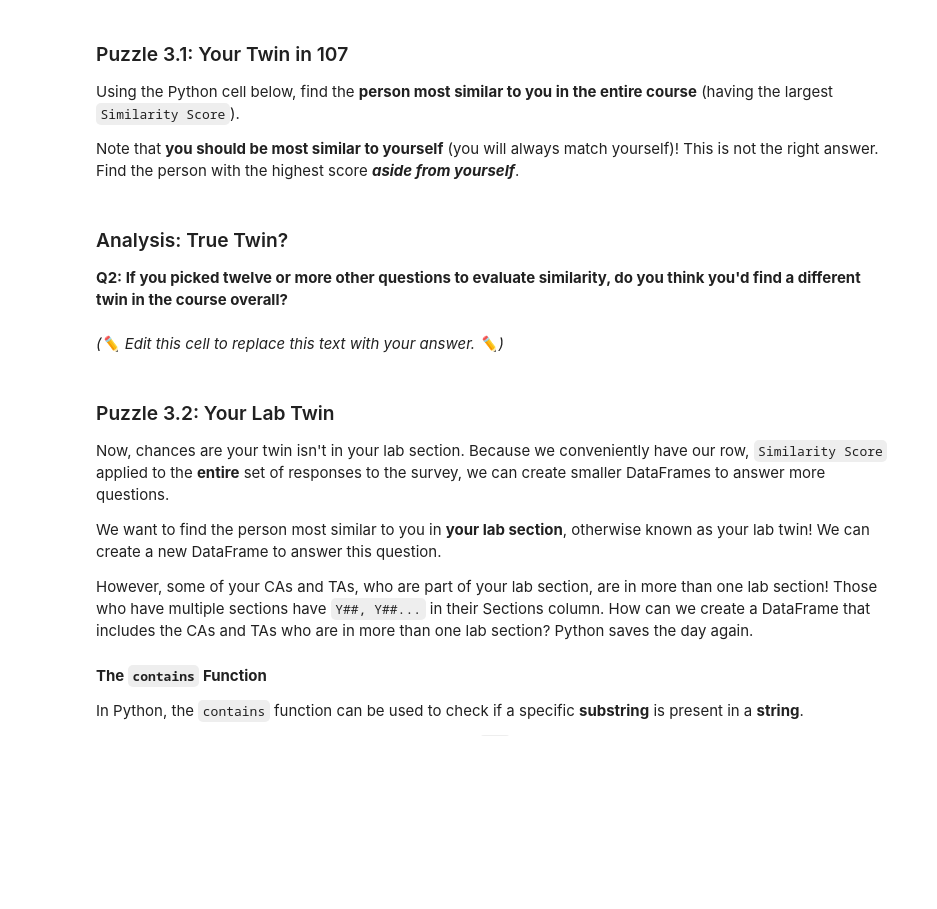
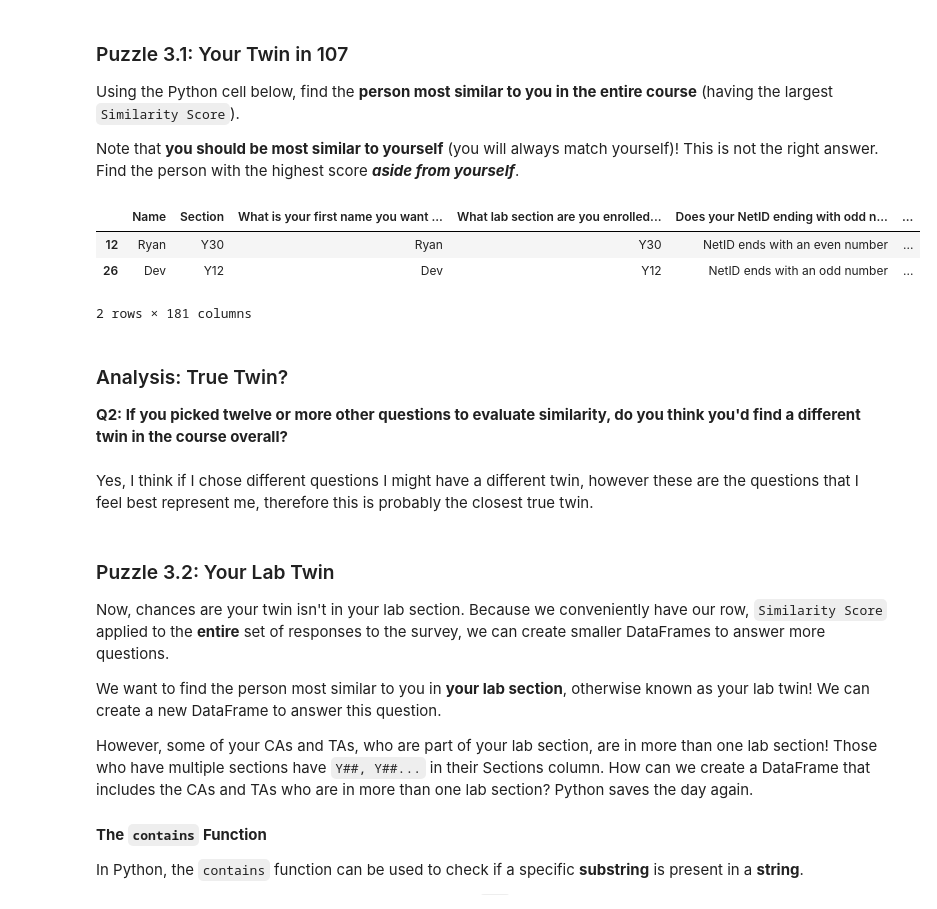
Before and after one commit to ryguy2k4/stat107, a Jupyter notebook: lab_similarity/lab_similarity.ipynb, the cells around one changed output. Drawn from its saved outputs; the diff is of its cells as text; code cells hidden in the pictures; blank space fills up the shorter version.

```diff
--- a/lab_similarity/lab_similarity.ipynb
+++ b/lab_similarity/lab_similarity.ipynb
@@ -297,9 +382,16 @@ Note that **you should be most similar to yourself** (you will always match your
+# %%
+df.nlargest(2, "Similarity Score")
+# %% [output]
+|  | Name | Section | What is your first name you want ... | What lab section are you enrolled... | Does your NetID ending with odd n... | ... |
+| 12 | Ryan | Y30 | Ryan | Y30 | NetID ends with an even number | ... |
+| 26 | Dev | Y12 | Dev | Y12 | NetID ends with an odd number | ... |
+2 rows × 181 columns
 # %% [markdown]
 ### Analysis: True Twin?
 
 **Q2: If you picked twelve or more other questions to evaluate similarity, do you think you'd find a different twin in the course overall?**
-# %% [markdown]
-*(✏️ Edit this cell to replace this text with your answer. ✏️)*
+# %% [markdown]
+Yes, I think if I chose different questions I might have a different twin, however these are the questions that I feel best represent me, therefore this is probably the closest true twin.
 # %% [markdown]
 ### Puzzle 3.2: Your Lab Twin
 
```
Also changed, not shown: parts of 30 cells of this notebook.
